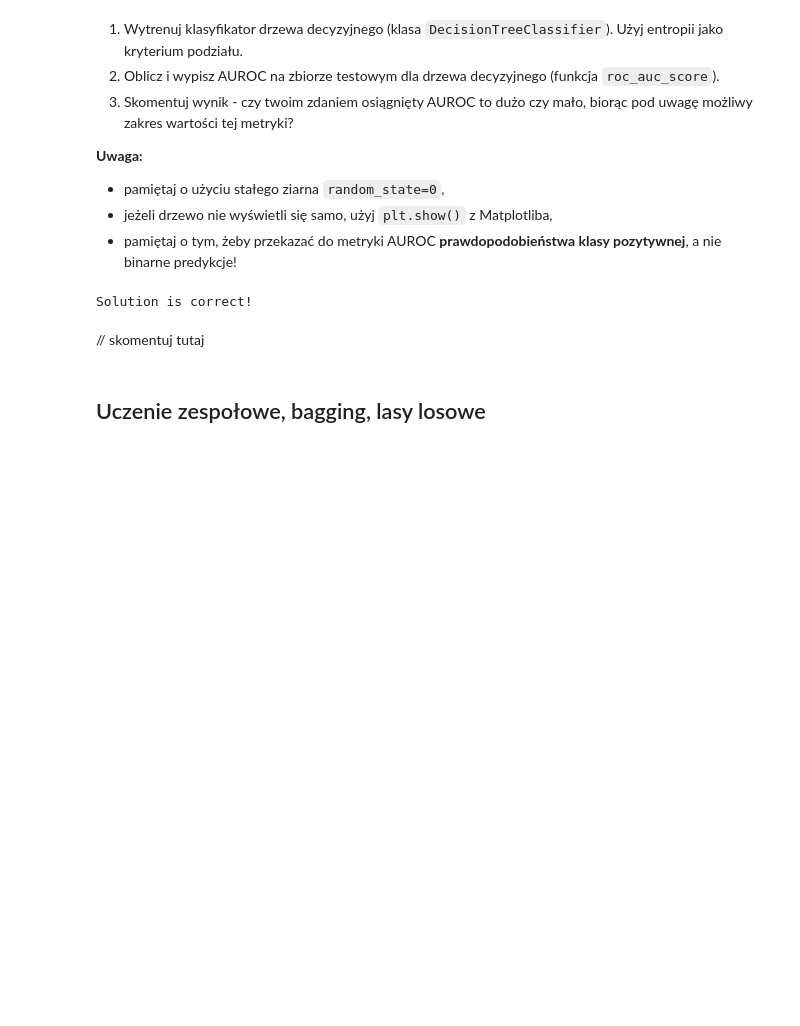
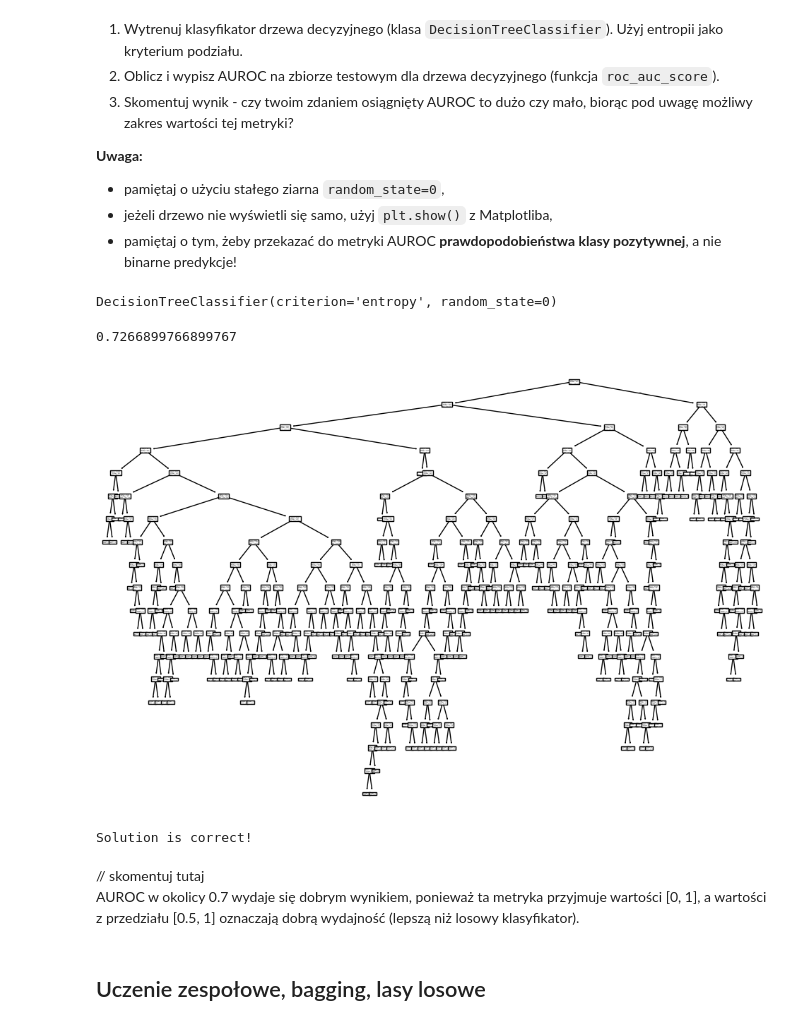
Before and after one commit to mpodmokly/sztuczna-inteligencja, a Jupyter notebook: lab2/lab_2.ipynb, the cells around one changed output. Saved outputs shown, nothing was run; the diff lists cells and outputs as text; code cells hidden in the pictures; blank space fills up the shorter version.

```diff
--- a/lab2/lab_2.ipynb
+++ b/lab2/lab_2.ipynb
@@ -221,22 +221,33 @@ Co ważne, z definicji AUROC, trzeba w niej użyć **prawdopodobieństw klasy po
 - pamiętaj o tym, żeby przekazać do metryki AUROC **prawdopodobieństwa klasy pozytywnej**, a nie binarne predykcje!
 # %%
 # your_code
-from sklearn.tree import DecisionTreeClassifier
+from sklearn.tree import DecisionTreeClassifier, plot_tree
 from sklearn.metrics import roc_auc_score
 
 clf = DecisionTreeClassifier(criterion="entropy", random_state=0)
 clf.fit(X_train, y_train)
-
-y_proba = clf.predict_proba(X_test)[:, 1]
-auroc = roc_auc_score(y_test, y_proba)
+# %% [output]
+DecisionTreeClassifier(criterion='entropy', random_state=0)
+# %%
+y_proba = clf.predict_proba(X_test)[:, 1]
+auroc = roc_auc_score(y_test, y_proba)
+print(auroc)
+
+plt.figure(figsize=(12, 8))
+plot_tree(clf)
+plt.show()
+# %% [output]
+0.7266899766899767
+[figure, added]
 # %%
 assert auroc > 0.7
 
 print("Solution is correct!")
 # %% [output]
 Solution is correct!
-# %% [markdown]
-// skomentuj tutaj
+# %% [markdown]
+// skomentuj tutaj<br>
+AUROC w okolicy 0.7 wydaje się dobrym wynikiem, ponieważ ta metryka przyjmuje wartości [0, 1], a wartości z przedziału [0.5, 1] oznaczają dobrą wydajność (lepszą niż losowy klasyfikator).
 # %% [markdown]
 ## Uczenie zespołowe, bagging, lasy losowe
 # %% [markdown]
```
Also changed, not shown: parts of 40 cells of this notebook.
